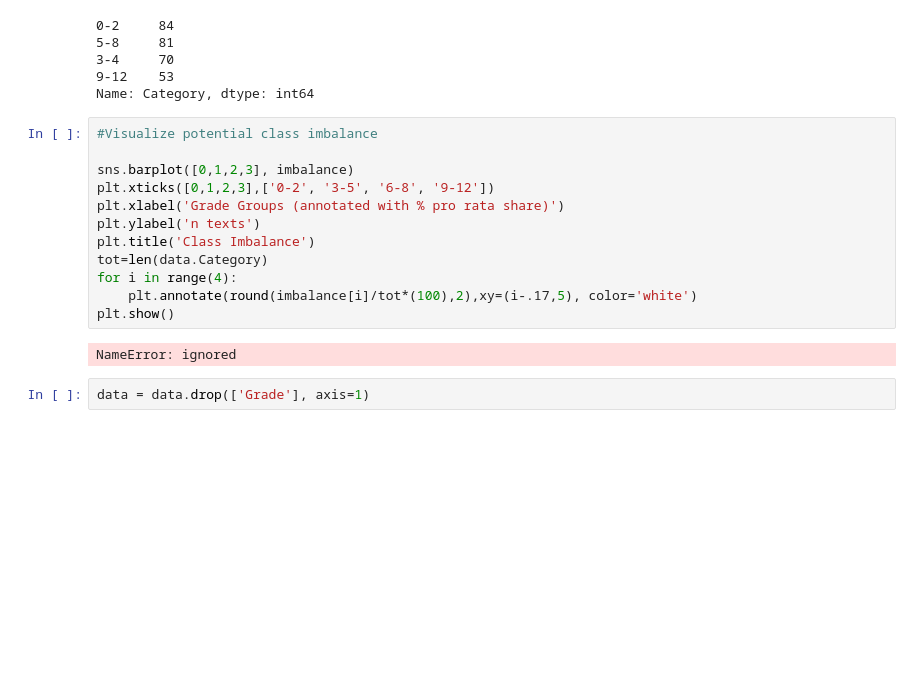
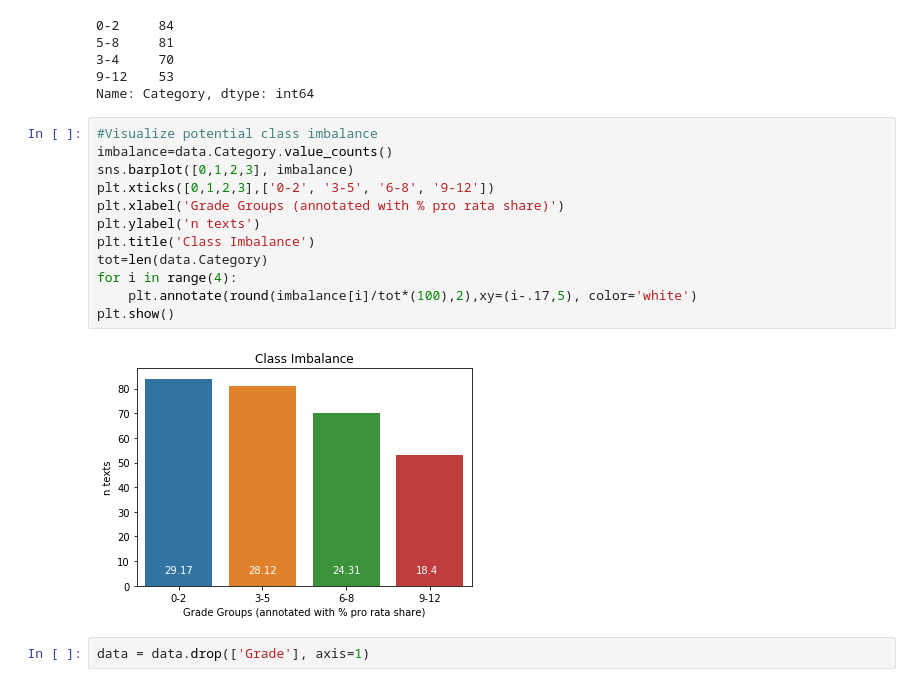
Before and after one commit to jnels13/Screening-Childrens-Writing-Level-With-NLP, a Jupyter notebook: Predicting_Children's_Writing_by_Grade_Level.ipynb, the cells around one changed output. Cells and saved outputs as stored; diff of their text form; blank space fills up the shorter version.

```diff
--- a/Predicting_Children's_Writing_by_Grade_Level.ipynb
+++ b/Predicting_Children's_Writing_by_Grade_Level.ipynb
@@ -122,18 +128,18 @@ data.Category.value_counts()
 Name: Category, dtype: int64
 # %%
 #Visualize potential class imbalance
-
+imbalance=data.Category.value_counts()
 sns.barplot([0,1,2,3], imbalance)
 plt.xticks([0,1,2,3],['0-2', '3-5', '6-8', '9-12'])
 plt.xlabel('Grade Groups (annotated with % pro rata share)')
 plt.ylabel('n texts')
 plt.title('Class Imbalance')
 tot=len(data.Category)
 for i in range(4):
     plt.annotate(round(imbalance[i]/tot*(100),2),xy=(i-.17,5), color='white')
 plt.show()
 # %% [output]
-NameError: ignored
+[figure, added]
 # %%
 data = data.drop(['Grade'], axis=1)
 # %% [markdown]
```
Also changed, not shown: parts of 23 cells of this notebook, 26 other files.
